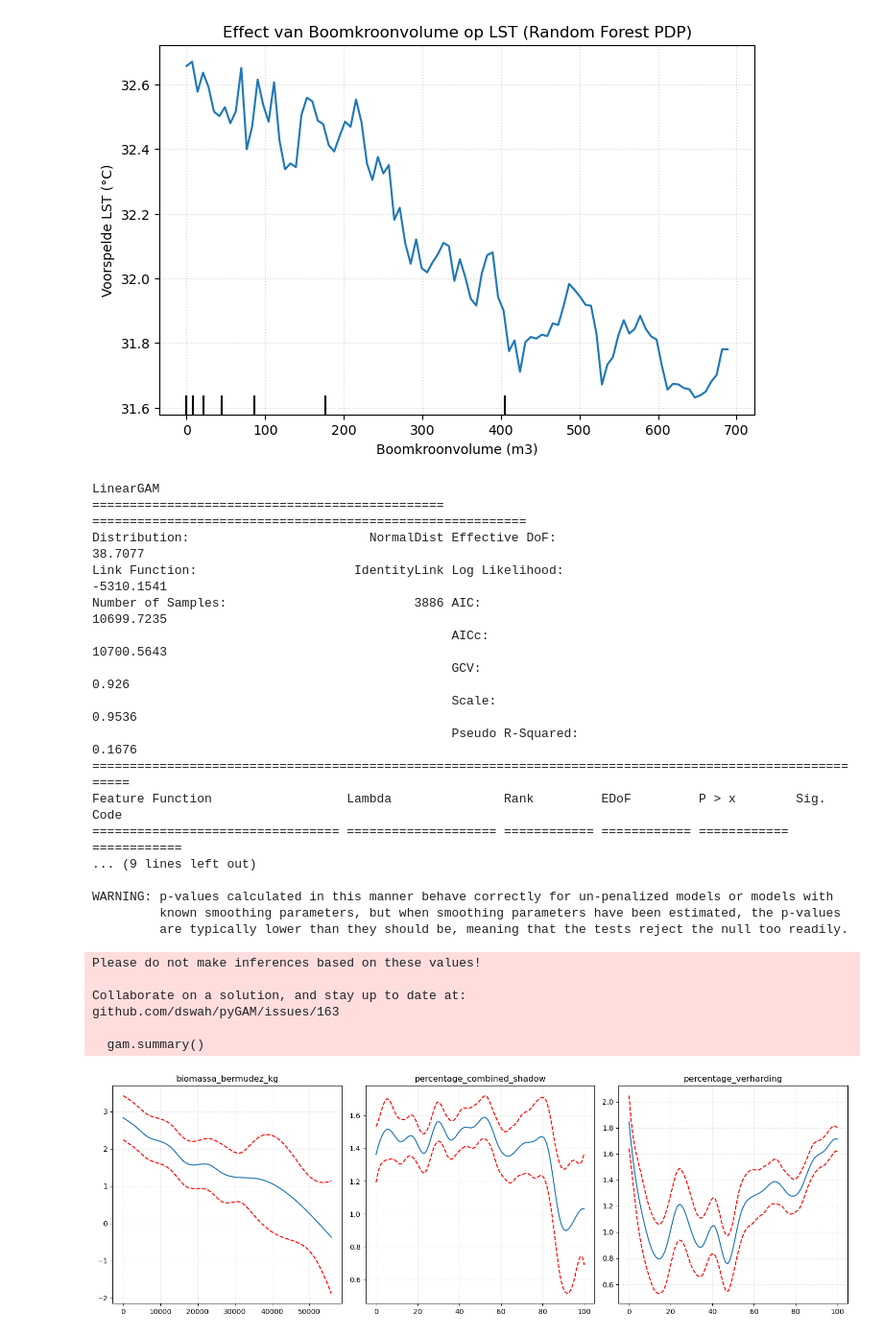
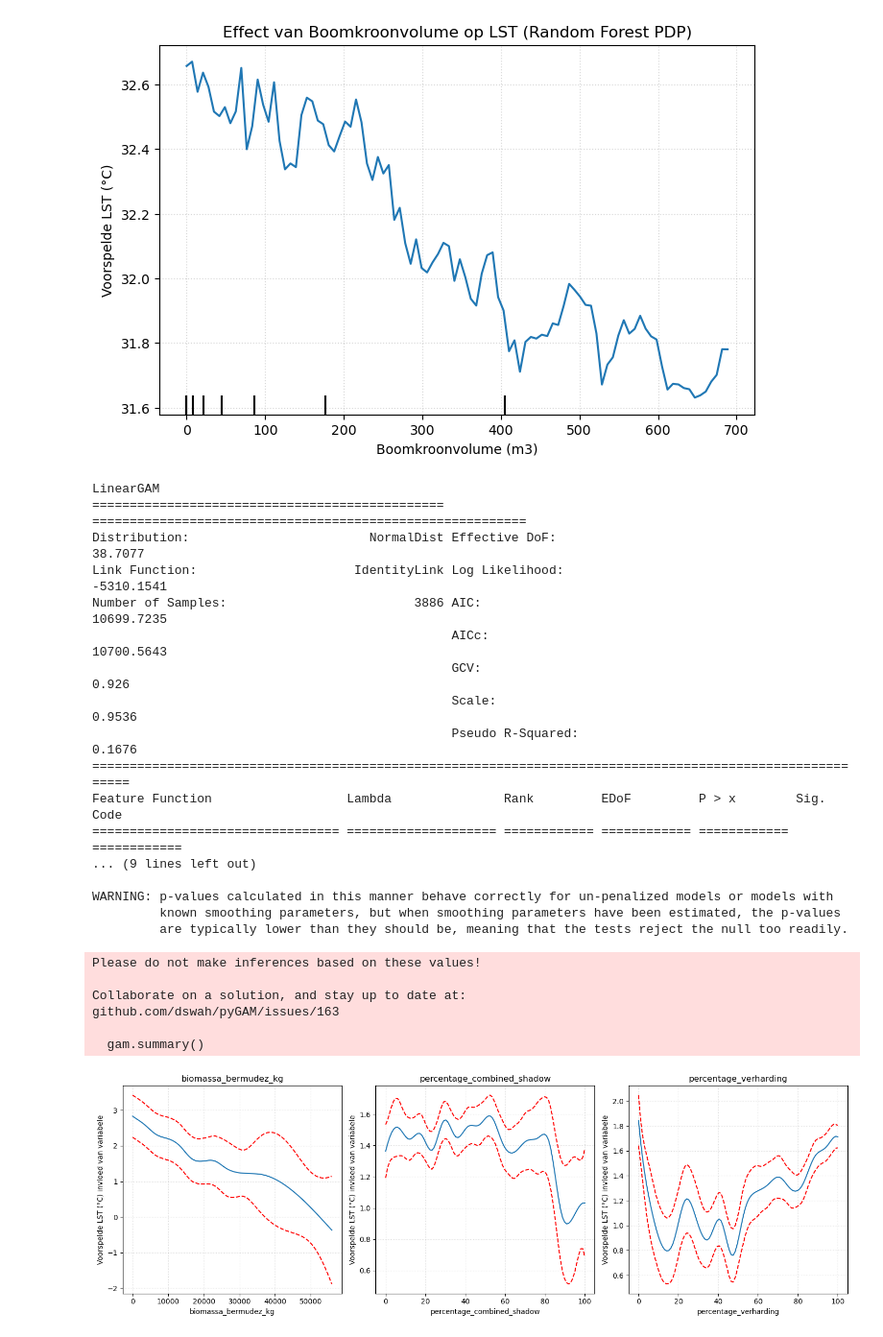
Before and after one commit to floorhoekstra/thesis, a Jupyter notebook: statistics.ipynb, the cells around one changed output. Shown at 96% size. Saved outputs shown, nothing was run; the diff lists cells and outputs as text; code cells hidden in the pictures.

```diff
--- a/statistics.ipynb
+++ b/statistics.ipynb
@@ -324,31 +326,34 @@ for i, ax in enumerate(axs):
 
   ax.title.set_text(titles[i])
   ax.grid(True, linestyle=":", alpha=0.5)
+  ax.set_xlabel(titles[i])
+  ax.set_ylabel("Voorspelde LST (°C) invloed van variabele")
+
 
 plt.tight_layout()
 plt.show()
 # %% [output]
 LinearGAM
 =============================================== ==========================================================
 Distribution:                        NormalDist Effective DoF:                                     38.7077
 Link Function:                     IdentityLink Log Likelihood:                                 -5310.1541
 Number of Samples:                         3886 AIC:                                            10699.7235
                                                 AICc:                                           10700.5643
                                                 GCV:                                                 0.926
                                                 Scale:                                              0.9536
                                                 Pseudo R-Squared:                                   0.1676
 ==========================================================================================================
 Feature Function                  Lambda               Rank         EDoF         P > x        Sig. Code
 ================================= ==================== ============ ============ ============ ============
 ... (9 lines left out)
 
 WARNING: p-values calculated in this manner behave correctly for un-penalized models or models with
          known smoothing parameters, but when smoothing parameters have been estimated, the p-values
          are typically lower than they should be, meaning that the tests reject the null too readily.
 Please do not make inferences based on these values!
 
 Collaborate on a solution, and stay up to date at:
 github.com/dswah/pyGAM/issues/163
 
   gam.summary()
-[figure, old version]
+[figure, new version]
```
Also changed, not shown: parts of 5 cells of this notebook.
